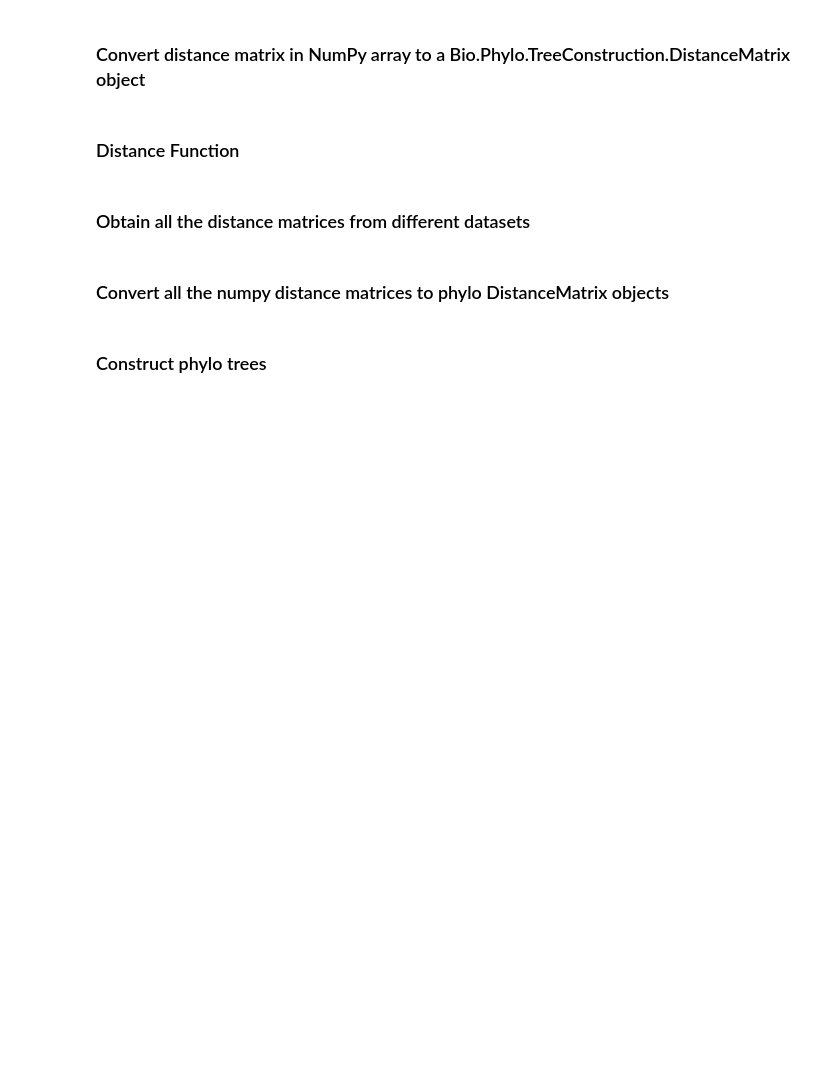
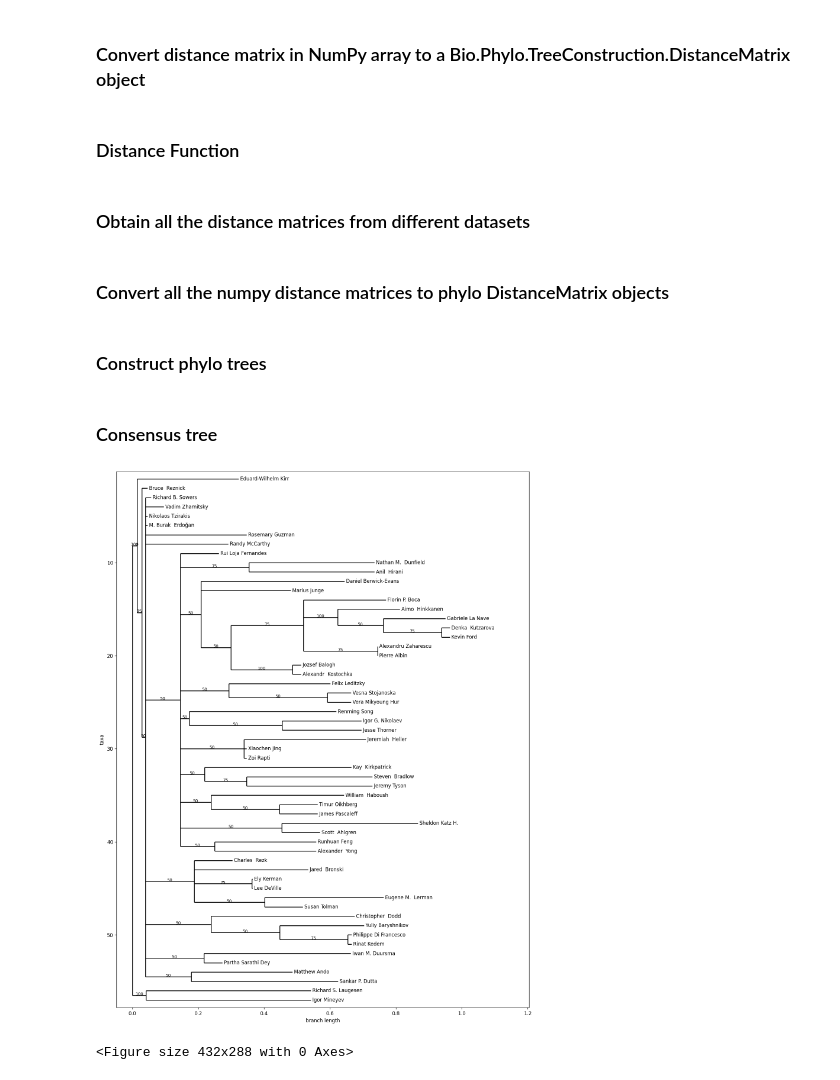
Before and after one commit to CoulsonZhang/Deep_Structure, a Jupyter notebook: Clustering/ConsensusTrees.ipynb, the cells around one changed output. Drawn from its saved outputs; the diff is of its cells as text; code cells hidden in the pictures; blank space fills up the shorter version.

Commit message:
drew trees

```diff
--- a/Clustering/ConsensusTrees.ipynb
+++ b/Clustering/ConsensusTrees.ipynb
@@ -33,7 +34,7 @@ def phylo_dmatrix_from_numpy(labels, distance_mat):
 # %% [markdown]
 ### Distance Function
 # %%
-def d1(similarity: np.ndarray, r: float =2.0) -> np.ndarray:
+def d1(similarity: np.ndarray, r: float =1.5) -> np.ndarray:
     np.fill_diagonal(similarity, 0)
     ret = 1/np.power(r, similarity)
     np.fill_diagonal(ret, 0)
@@ -94,28 +126,6 @@ for key, val in d_joint_cite.items():
 sim_joint_cite += sim_joint_cite.T
 dist_joint_cite = d1(sim_joint_cite)
 dmatrices.append(dist_joint_cite)
-# %%
-f_dir_cite = os.path.join(data_dir, "citation_directed.json")
-with open(f_dir_cite) as file:
-    d_dir_cite = ujson.load(file)
-    pass
-
-sim_dir_cite = np.zeros((num_ppl, num_ppl))
-i = 0
-j = 0
-for key, val in d_dir_cite.items():
-    sim_dir_cite[i, j] = val
-
-    j += 1
-    if j == num_ppl:
-        i += 1
-        j = 0
-        pass
-    pass
-
-sim_dir_cite += sim_dir_cite.T
-dist_dir_cite = d1(sim_dir_cite)
-dmatrices.append(dist_dir_cite)
 # %%
 f_com_journal = os.path.join(data_dir, "common_journals_.csv")
 df_com_journals = pd.read_csv(f_com_journal)
@@ -138,10 +148,19 @@ for dmat in dmatrices:
 # %% [markdown]
 ### Construct phylo trees
 # %%
-constructor = DistanceTreeConstructor(distance_calculator=None, method='upgma')
 phylo_trees = []
 
 for dmat in phylo_dmatrices:
-    phylo_trees.append(constructor.upgma(dmat))
+    phylo_trees.append(upgma(dmat))
+# %% [markdown]
+### Consensus tree
 # %%
 consensus_tree = Consensus.majority_consensus(phylo_trees, cutoff=0.5)
+# %%
+fig = plt.figure(figsize=(15, 20), dpi=120)
+axes = fig.add_subplot(1, 1, 1)
+Phylo.draw(consensus_tree, axes=axes, do_show=True)
+plt.savefig("consensus.png")
+# %% [output]
+[figure, added]
+<Figure size 432x288 with 0 Axes>
```
Also changed, not shown: parts of 3 cells of this notebook, 7 other files.
